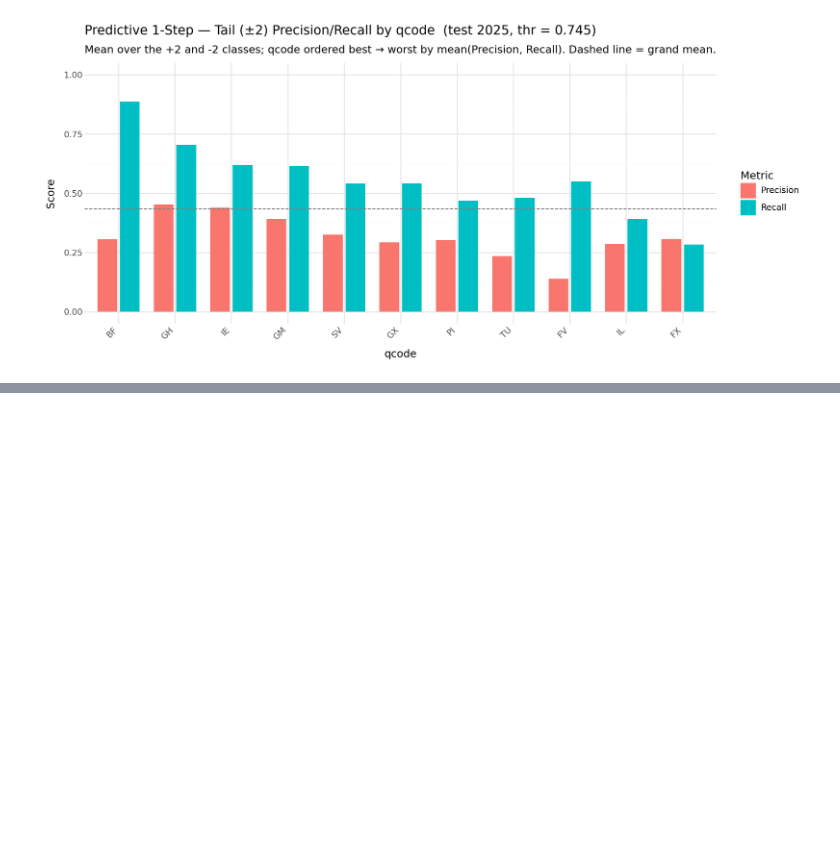
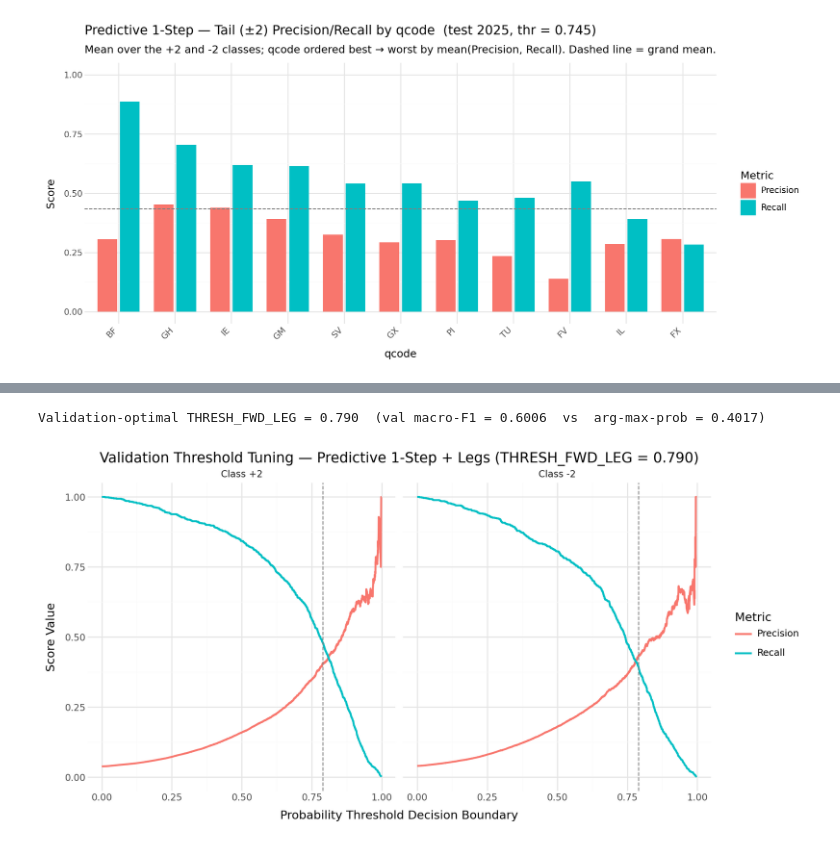
Before and after one commit to qe-internship-wjw/ip1, a Jupyter notebook: notebooks/02b_regressions_tc.ipynb, the cells around one changed output, grey strips where cells are left out. Cells and saved outputs as stored; diff of their text form; code cells hidden in the pictures; blank space fills up the shorter version.

```diff
--- a/notebooks/02b_regressions_tc.ipynb
+++ b/notebooks/02b_regressions_tc.ipynb
@@ -22,6 +21,12 @@ polars.config.Config
 # %%
-from src.pipeline import build_datasets, generate_signals, TRAIN_YEARS, VAL_YEARS, TEST_YEARS, YEAR_LABEL
+from src.pipeline import (
+    build_datasets, generate_signals, attach_leg_signals,
+    TRAIN_YEARS, VAL_YEARS, TEST_YEARS, YEAR_LABEL,
+)
 
 df_cs, df_combined = build_datasets(env_path='../.env')   # or pass session=snowpark to reuse a connection
 df_signals = generate_signals(df_cs)                       # replaces cells 10–11
+# Augment each spread bin with the BUY/SELL leg outright OBI/STV (resolved via
+# IS_CONVENTION_BUY_NEAR) -> adds buy_obi / buy_stv / sell_obi / sell_stv.
+df_signals = attach_leg_signals(df_signals, df_combined)
 # %% [output]
@@ -527,0 +590,5 @@ qcode  Precision   Recall  tail_support    n   MeanPR
+# %%
+# --- Predictive 1-step + legs: fit the class-weighted ordered logit on TRAIN (2021-2023) ---
+# Six features: the spread's own OBI/STV plus the buy- and sell-leg outright OBI/STV.
+LEG_FEATURES = ['obi', 'stv', 'buy_obi', 'buy_stv', 'sell_obi', 'sell_stv']
+res_fwd_leg, data_fwd_leg = fit_weighted_olr('delta_p_fwd', LEG_FEATURES, 'Predictive 1-step + legs')
@@ -527,0 +613,29 @@ qcode  Precision   Recall  tail_support    n   MeanPR
+# %%
+# --- Tune the leg-augmented decision threshold on VALIDATION (2024) ---------
+y_val_fl, probs_val_fl = data_fwd_leg['val']
+
+THRESH_FWD_LEG, best_f1_fl, sweep_fl = tune_threshold(y_val_fl, probs_val_fl)
+argmax_f1_fl = f1_score(y_val_fl, np.array(CATS)[probs_val_fl.argmax(1)],
+                        labels=CATS, average='macro', zero_division=0)
+print(f'Validation-optimal THRESH_FWD_LEG = {THRESH_FWD_LEG:.3f}  '
+      f'(val macro-F1 = {best_f1_fl:.4f}  vs  arg-max-prob = {argmax_f1_fl:.4f})')
+
+# Precision/Recall vs threshold on VALIDATION, with the selected boundary marked.
+pr_long_fl = pr_threshold_df(y_val_fl, probs_val_fl)
+(
+    ggplot(pr_long_fl, aes(x='Threshold', y='Value', color='Metric'))
+    + geom_line(size=1)
+    + geom_vline(xintercept=THRESH_FWD_LEG, linetype='dashed', color='grey')
+    + facet_wrap('~Class', scales='free_x')
+    + theme_minimal()
+    + labs(
+        title=f'Validation Threshold Tuning — Predictive 1-Step + Legs (THRESH_FWD_LEG = {THRESH_FWD_LEG:.3f})',
+        x='Probability Threshold Decision Boundary',
+        y='Score Value',
+        color='Metric',
+    )
+    + theme(figure_size=(10, 5))
+)
+# %% [output]
+Validation-optimal THRESH_FWD_LEG = 0.790  (val macro-F1 = 0.6006  vs  arg-max-prob = 0.4017)
+[figure, added]
```
Also changed, not shown: parts of 12 cells of this notebook.
